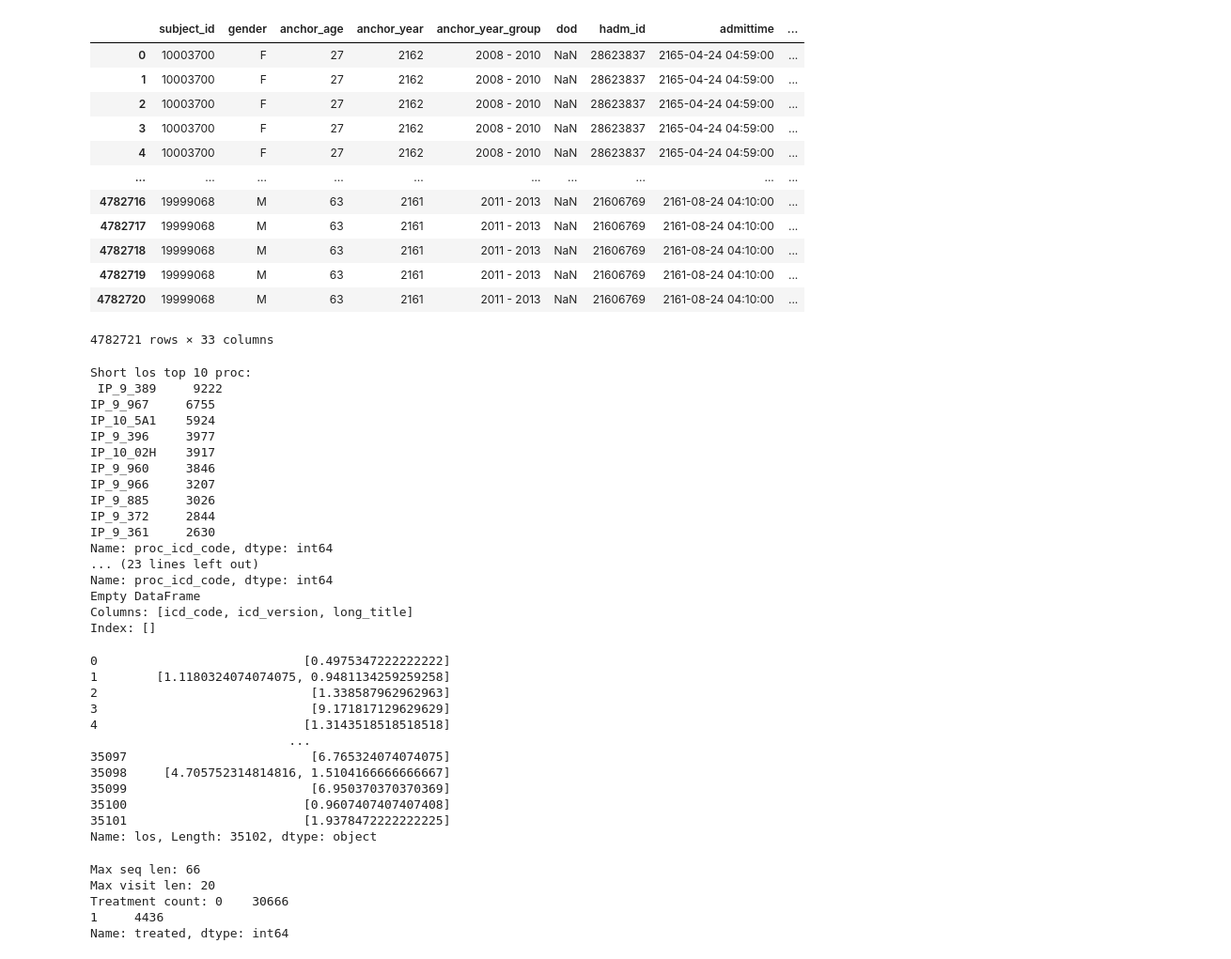
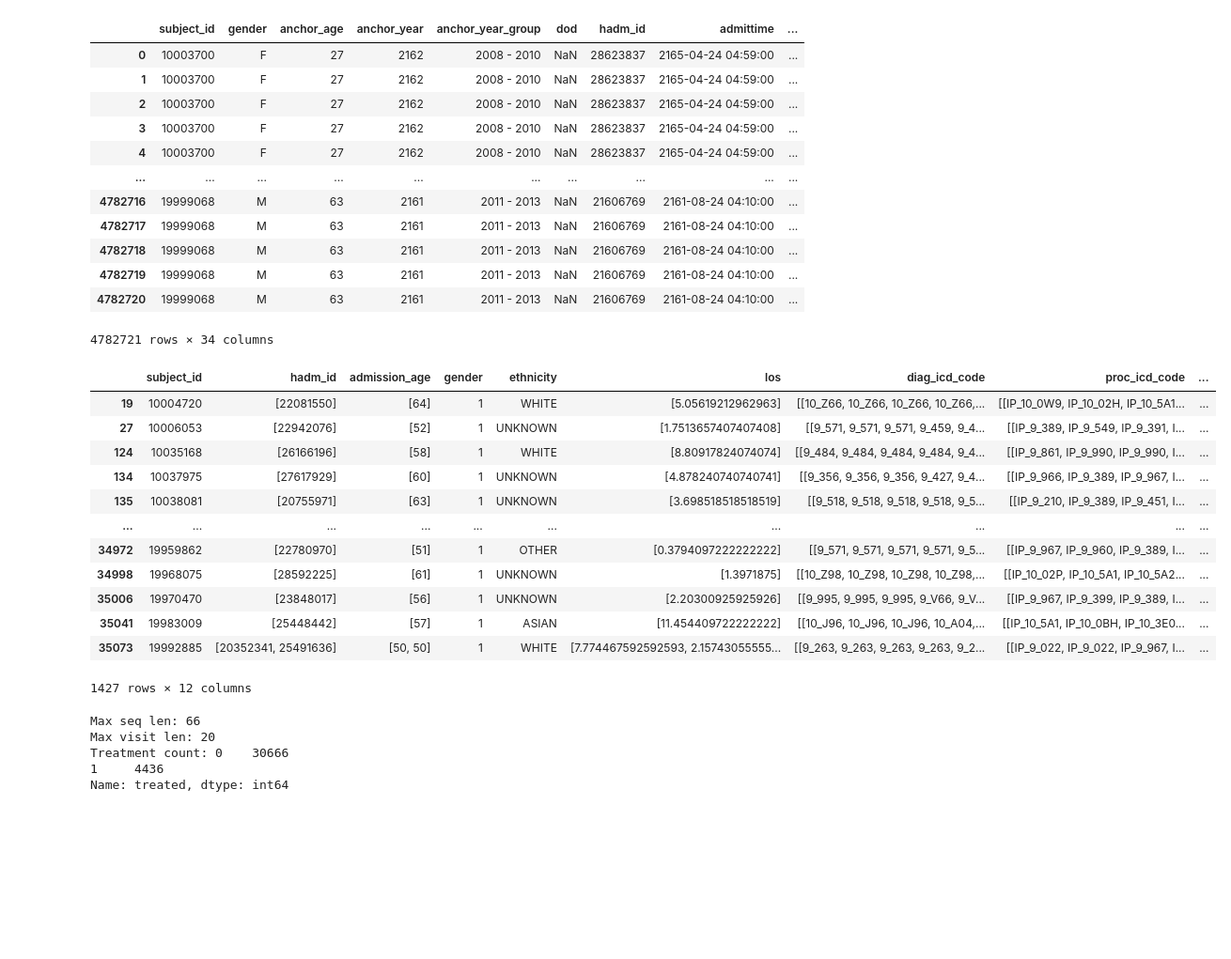
Before and after one commit to lnknguyen/transformer-cfr, a Jupyter notebook: notebooks/process_mimic.ipynb, the cells around one changed output. Shown: that part at 94% size. Cells and saved outputs as stored; diff of their text form; code cells hidden in the pictures; blank space fills up the shorter version.

```diff
--- a/notebooks/process_mimic.ipynb
+++ b/notebooks/process_mimic.ipynb
@@ -29,6 +29,7 @@ demo = pd.merge(pd.merge(pat,adm,on='subject_id'),ie,on=['subject_id', 'hadm_id'
 
 # Assign age, all patients are older than 18 years old
 demo = demo.assign(admission_age = demo['admittime'].dt.year - demo['anchor_year'] + demo['anchor_age'])
+demo = demo.assign(death = demo['hospital_expire_flag'])
 
 # Merge with procedure and diagnosis
 demo = pd.merge(demo, diag, on=['subject_id', 'hadm_id'])
@@ -60,4 +61,4 @@ demo
 | 4782718 | 19999068 | M | 63 | 2161 | 2011 - 2013 | NaN | 21606769 | 2161-08-24 04:10:00 | ... |
 | 4782719 | 19999068 | M | 63 | 2161 | 2011 - 2013 | NaN | 21606769 | 2161-08-24 04:10:00 | ... |
 | 4782720 | 19999068 | M | 63 | 2161 | 2011 - 2013 | NaN | 21606769 | 2161-08-24 04:10:00 | ... |
-4782721 rows × 33 columns
+4782721 rows × 34 columns
@@ -75,30 +65,3 @@ demo_diag = demo_filter[['hadm_id', 'diag_icd_code', 'long_los']].drop_duplicate
-# %%
-print("Short los top 10 proc: \n", demo_proc[demo_proc['long_los'] == False]['proc_icd_code'].value_counts()[:10])
-print("Long los top 10 proc: \n", demo_proc[demo_proc['long_los'] == True]['proc_icd_code'].value_counts()[:10])
-print("Top 10 proc: \n", demo_proc['proc_icd_code'].value_counts()[:10])
-
-#print("Short los top 10 diag: \n", demo_diag[demo_diag['long_los'] == False]['diag_icd_code'].value_counts()[:10])
-#print("Long los top 10 diag: \n", demo_diag[demo_diag['long_los'] == True]['diag_icd_code'].value_counts()[:10])
-#print("Top 10 diag: \n", demo_diag['diag_icd_code'].value_counts()[:10])
-print(d_icd_proc[d_icd_proc['icd_code'] == 9671])
-# %% [output]
-Short los top 10 proc:
- IP_9_389     9222
-IP_9_967     6755
-IP_10_5A1    5924
-IP_9_396     3977
-IP_10_02H    3917
-IP_9_960     3846
-IP_9_966     3207
-IP_9_885     3026
-IP_9_372     2844
-IP_9_361     2630
-Name: proc_icd_code, dtype: int64
-... (23 lines left out)
-Name: proc_icd_code, dtype: int64
-Empty DataFrame
-Columns: [icd_code, icd_version, long_title]
-Index: []
 # %%
 # Group codes into sequence
 group_diag = demo.groupby(['subject_id','hadm_id'])['diag_icd_code'].apply(list)
@@ -106,20 +69,23 @@ group_proc = demo.groupby(['subject_id','hadm_id'])['proc_icd_code'].apply(list)
 group_age = demo.groupby(['subject_id','hadm_id'])['admission_age'].apply(lambda x: list(x)[0])
 group_gender = demo.groupby(['subject_id','hadm_id'])['gender'].apply(lambda x: list(x)[0])
 group_ethnicity = demo.groupby(['subject_id','hadm_id'])['ethnicity'].apply(lambda x: list(x)[0])
+group_death = demo.groupby(['subject_id','hadm_id'])['death'].apply(lambda x: list(x)[0])
 group_los = demo.groupby(['subject_id','hadm_id'])['los'].apply(lambda x: list(x)[0])
 
-temp_final = pd.concat([group_age, group_gender,group_ethnicity, group_los, group_diag, group_proc], axis=1).reset_index()
+temp_final = pd.concat([group_age, group_gender,group_ethnicity, group_los, group_diag, group_proc, group_death], axis=1).reset_index()
 # %%
 # Again, group codes into sequence, separated by patient id
 group_diag_0 = temp_final.groupby(['subject_id'])['diag_icd_code'].apply(list)
 group_proc_0 = temp_final.groupby(['subject_id'])['proc_icd_code'].apply(list)
 group_age_0 = temp_final.groupby(['subject_id'])['admission_age'].apply(lambda x: list(x))
 group_gender_0 = temp_final.groupby(['subject_id'])['gender'].apply(lambda x: list(x)[0])
+group_death_0 = temp_final.groupby(['subject_id'])['death'].apply(lambda x: list(x)[0])
 group_ethnicity_0 = temp_final.groupby(['subject_id'])['ethnicity'].apply(lambda x: list(x)[0])
 group_los_0 = temp_final.groupby(['subject_id'])['los'].apply(list)
 group_hadm_id_0 = temp_final.groupby(['subject_id'])['hadm_id'].apply(list)
 
-final = pd.concat([group_hadm_id_0, group_age_0, group_gender_0 ,group_ethnicity_0 , group_los_0, group_diag_0, group_proc_0], axis=1).reset_index()
+final = pd.concat([group_hadm_id_0, group_age_0, group_gender_0 ,group_ethnicity_0 , group_los_0, group_diag_0, group_proc_0, group_death_0], axis=1).reset_index()
+final = final.assign(long_los = 1 if final['los'][0][-1] > 9 else 0 )
 # %%
 # Sequentializes codes into sentences
 def _sequentialize_codes(diag, proc):
@@ -142,22 +108,34 @@ def _sequentialize_codes(diag, proc):
 def _categorize_gender(gender):
     return 0 if gender == "M" else 1
 
-print(final['los'])
+# Assign long los. This column is true if the last visit is longer than 9 days
+def _long_los(los):
+    return 1 if los[-1] > 9 else 0
+
+# Assign age group. This column is true if the patient is older than 65 y.o
+def _is_old(age):
+    return 1 if age[-1] > 64 else 0
+
 final['sequential_code'] = final.apply(lambda x: _sequentialize_codes(x.diag_icd_code, x.proc_icd_code), axis = 1)
 final['gender'] = final.apply(lambda x: _categorize_gender(x.gender), axis = 1)
+final['long_los'] = final.apply(lambda x: _long_los(x.los), axis = 1)
+final['is_old'] = final.apply(lambda x: _is_old(x.admission_age), axis = 1)
-# %% [output]
-0                            [0.4975347222222222]
-1        [1.1180324074074075, 0.9481134259259258]
-2                             [1.338587962962963]
-3                             [9.171817129629629]
-4                            [1.3143518518518518]
-                           ...
-35097                         [6.765324074074075]
-35098     [4.705752314814816, 1.5104166666666667]
-35099                         [6.950370370370369]
-35100                        [0.9607407407407408]
-35101                        [1.9378472222222225]
-Name: los, Length: 35102, dtype: object
+# %%
+final[(final['is_old'] == 0) & (final['death'] == 1)]
+# %% [output]
+|  | subject_id | hadm_id | admission_age | gender | ethnicity | los | diag_icd_code | proc_icd_code | ... |
+| 19 | 10004720 | [22081550] | [64] | 1 | WHITE | [5.05619212962963] | [[10_Z66, 10_Z66, 10_Z66, 10_Z66,... | [[IP_10_0W9, IP_10_02H, IP_10_5A1... | ... |
+| 27 | 10006053 | [22942076] | [52] | 1 | UNKNOWN | [1.7513657407407408] | [[9_571, 9_571, 9_571, 9_459, 9_4... | [[IP_9_389, IP_9_549, IP_9_391, I... | ... |
+| 124 | 10035168 | [26166196] | [58] | 1 | WHITE | [8.80917824074074] | [[9_484, 9_484, 9_484, 9_484, 9_4... | [[IP_9_861, IP_9_990, IP_9_990, I... | ... |
+| 134 | 10037975 | [27617929] | [60] | 1 | UNKNOWN | [4.878240740740741] | [[9_356, 9_356, 9_356, 9_427, 9_4... | [[IP_9_966, IP_9_389, IP_9_967, I... | ... |
+| 135 | 10038081 | [20755971] | [63] | 1 | UNKNOWN | [3.698518518518519] | [[9_518, 9_518, 9_518, 9_518, 9_5... | [[IP_9_210, IP_9_389, IP_9_451, I... | ... |
+| ... | ... | ... | ... | ... | ... | ... | ... | ... | ... |
+| 34972 | 19959862 | [22780970] | [51] | 1 | OTHER | [0.3794097222222222] | [[9_571, 9_571, 9_571, 9_571, 9_5... | [[IP_9_967, IP_9_960, IP_9_389, I... | ... |
+| 34998 | 19968075 | [28592225] | [61] | 1 | UNKNOWN | [1.3971875] | [[10_Z98, 10_Z98, 10_Z98, 10_Z98,... | [[IP_10_02P, IP_10_5A1, IP_10_5A2... | ... |
+| 35006 | 19970470 | [23848017] | [56] | 1 | UNKNOWN | [2.20300925925926] | [[9_995, 9_995, 9_995, 9_V66, 9_V... | [[IP_9_967, IP_9_399, IP_9_389, I... | ... |
+| 35041 | 19983009 | [25448442] | [57] | 1 | ASIAN | [11.454409722222222] | [[10_J96, 10_J96, 10_J96, 10_A04,... | [[IP_10_5A1, IP_10_0BH, IP_10_3E0... | ... |
+| 35073 | 19992885 | [20352341, 25491636] | [50, 50] | 1 | WHITE | [7.774467592592593, 2.15743055555... | [[9_263, 9_263, 9_263, 9_263, 9_2... | [[IP_9_022, IP_9_022, IP_9_967, I... | ... |
+1427 rows × 12 columns
 # %%
 # Assign treatment. Treatment is true if patient received 'IP_9_9671' procedure
 def assign_treatment(proc):
```
Also changed, not shown: parts of 5 cells of this notebook, 21 other files.
